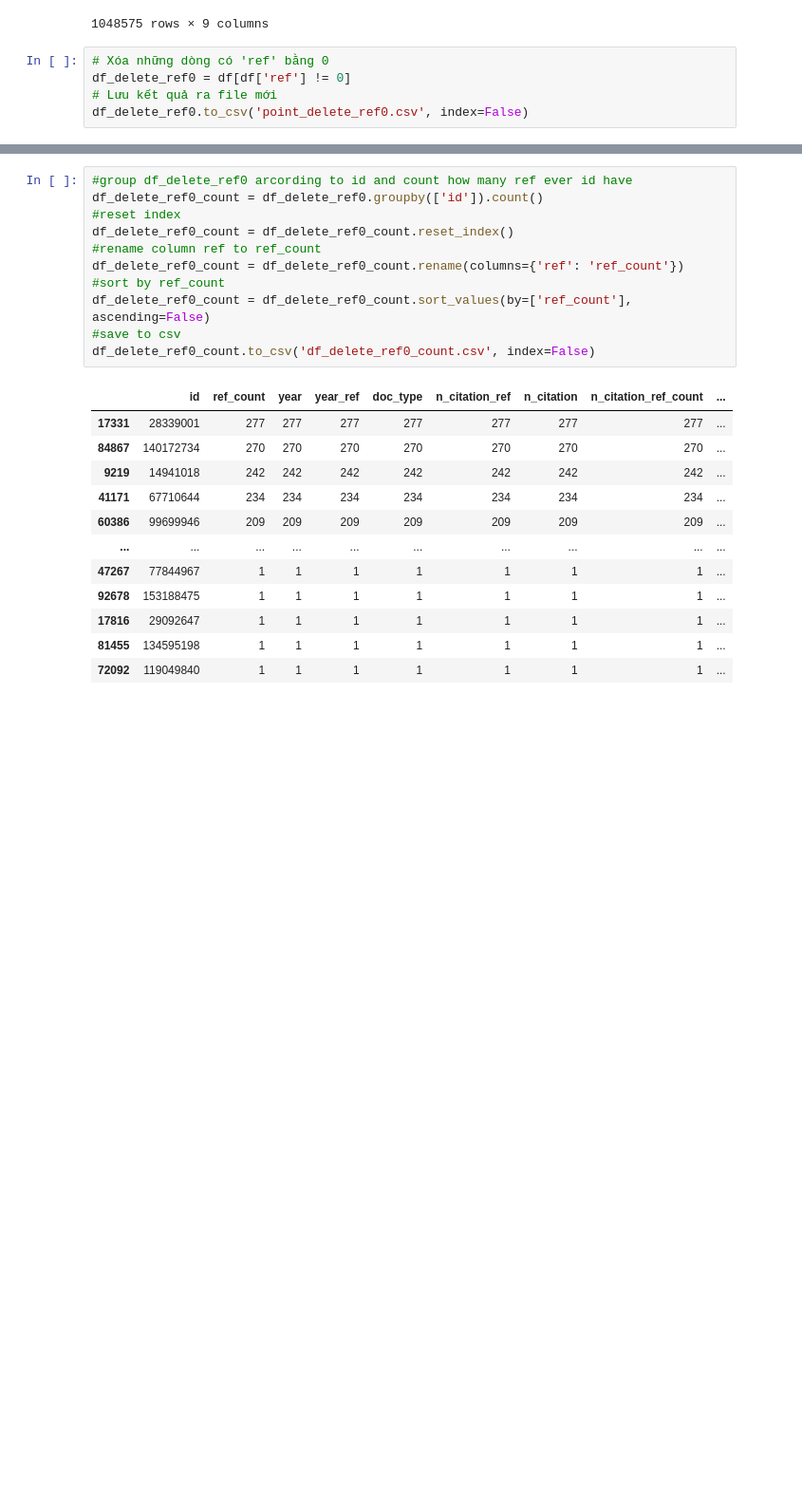
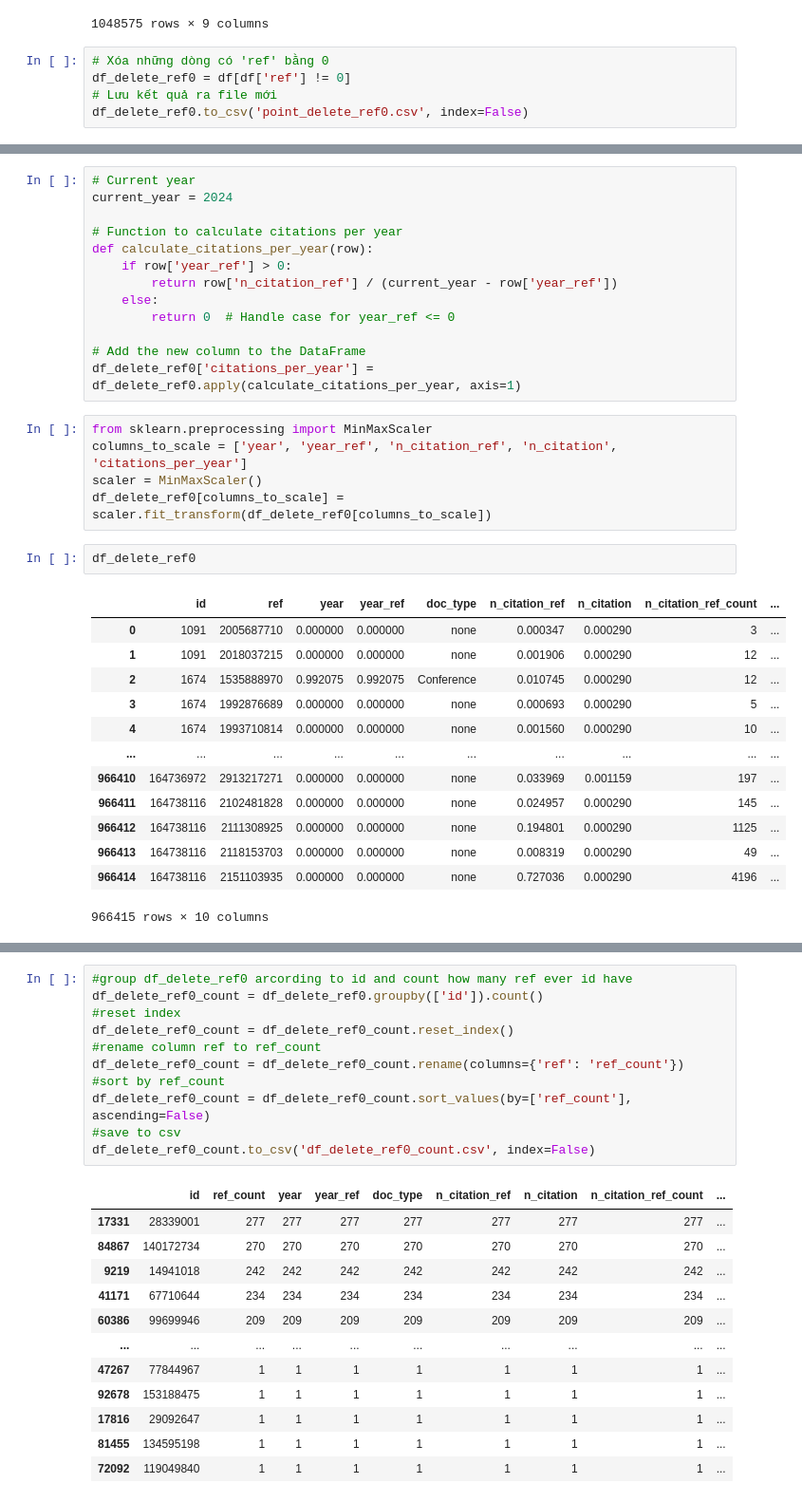
Before and after one commit to Handoo464/HUI-GNN, a Jupyter notebook: citation_hui/convert_data_2.ipynb, the cells around one changed output, grey strips where cells are left out. Shown at 95% size. Cells and saved outputs as stored; diff of their text form; blank space fills up the shorter version.

```diff
--- a/citation_hui/convert_data_2.ipynb
+++ b/citation_hui/convert_data_2.ipynb
@@ -233 +220,35 @@ df_delete_ref0
 966415 rows × 9 columns
+# %%
+# Current year
+current_year = 2024
+
+# Function to calculate citations per year
+def calculate_citations_per_year(row):
+    if row['year_ref'] > 0:
+        return row['n_citation_ref'] / (current_year - row['year_ref'])
+    else:
+        return 0  # Handle case for year_ref <= 0
+
+# Add the new column to the DataFrame
+df_delete_ref0['citations_per_year'] = df_delete_ref0.apply(calculate_citations_per_year, axis=1)
+# %%
+from sklearn.preprocessing import MinMaxScaler
+columns_to_scale = ['year', 'year_ref', 'n_citation_ref', 'n_citation', 'citations_per_year']
+scaler = MinMaxScaler()
+df_delete_ref0[columns_to_scale] = scaler.fit_transform(df_delete_ref0[columns_to_scale])
+# %%
+df_delete_ref0
+# %% [output]
+|  | id | ref | year | year_ref | doc_type | n_citation_ref | n_citation | n_citation_ref_count | ... |
+| 0 | 1091 | 2005687710 | 0.000000 | 0.000000 | none | 0.000347 | 0.000290 | 3 | ... |
+| 1 | 1091 | 2018037215 | 0.000000 | 0.000000 | none | 0.001906 | 0.000290 | 12 | ... |
+| 2 | 1674 | 1535888970 | 0.992075 | 0.992075 | Conference | 0.010745 | 0.000290 | 12 | ... |
+| 3 | 1674 | 1992876689 | 0.000000 | 0.000000 | none | 0.000693 | 0.000290 | 5 | ... |
+| 4 | 1674 | 1993710814 | 0.000000 | 0.000000 | none | 0.001560 | 0.000290 | 10 | ... |
+| ... | ... | ... | ... | ... | ... | ... | ... | ... | ... |
+| 966410 | 164736972 | 2913217271 | 0.000000 | 0.000000 | none | 0.033969 | 0.001159 | 197 | ... |
+| 966411 | 164738116 | 2102481828 | 0.000000 | 0.000000 | none | 0.024957 | 0.000290 | 145 | ... |
+| 966412 | 164738116 | 2111308925 | 0.000000 | 0.000000 | none | 0.194801 | 0.000290 | 1125 | ... |
+| 966413 | 164738116 | 2118153703 | 0.000000 | 0.000000 | none | 0.008319 | 0.000290 | 49 | ... |
+| 966414 | 164738116 | 2151103935 | 0.000000 | 0.000000 | none | 0.727036 | 0.000290 | 4196 | ... |
+966415 rows × 10 columns
```
Also changed, not shown: parts of 18 cells of this notebook, 8 other files.
